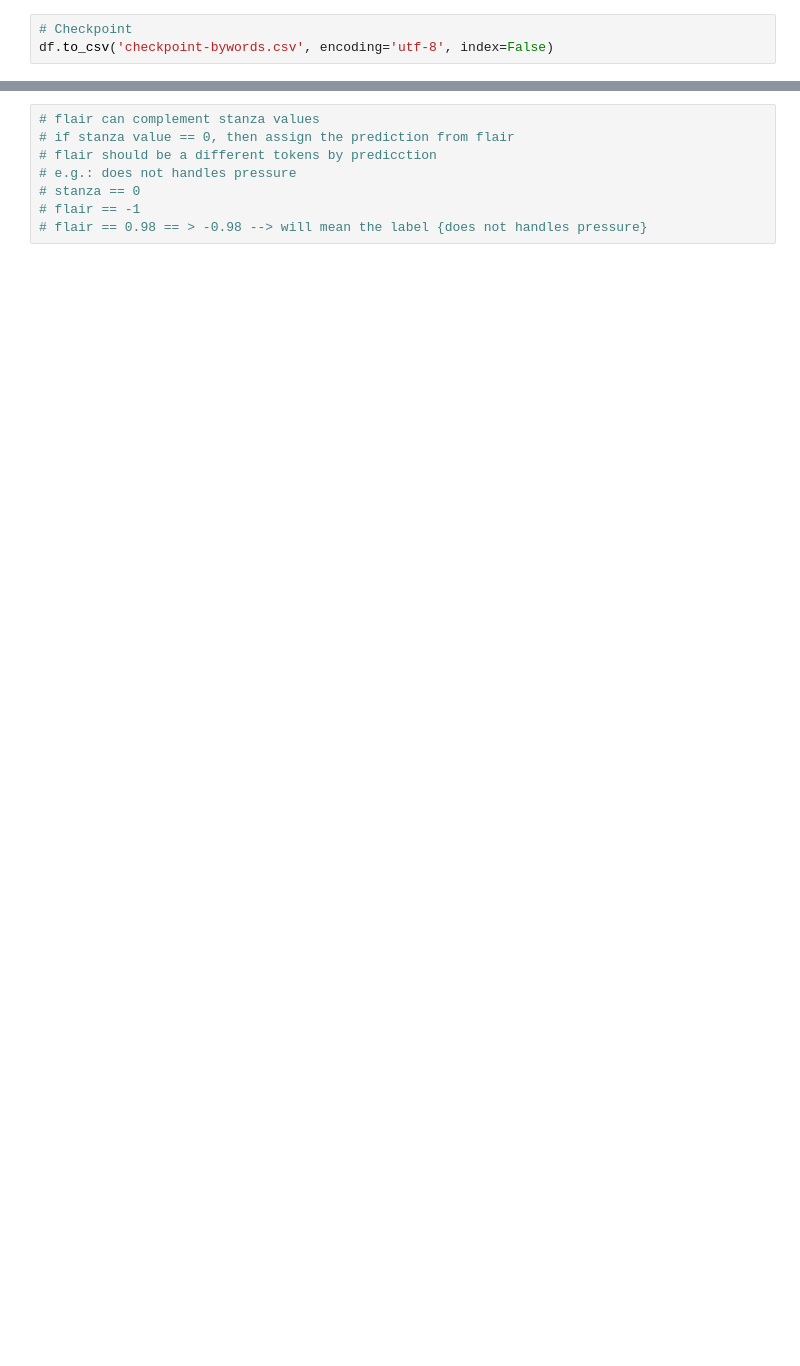
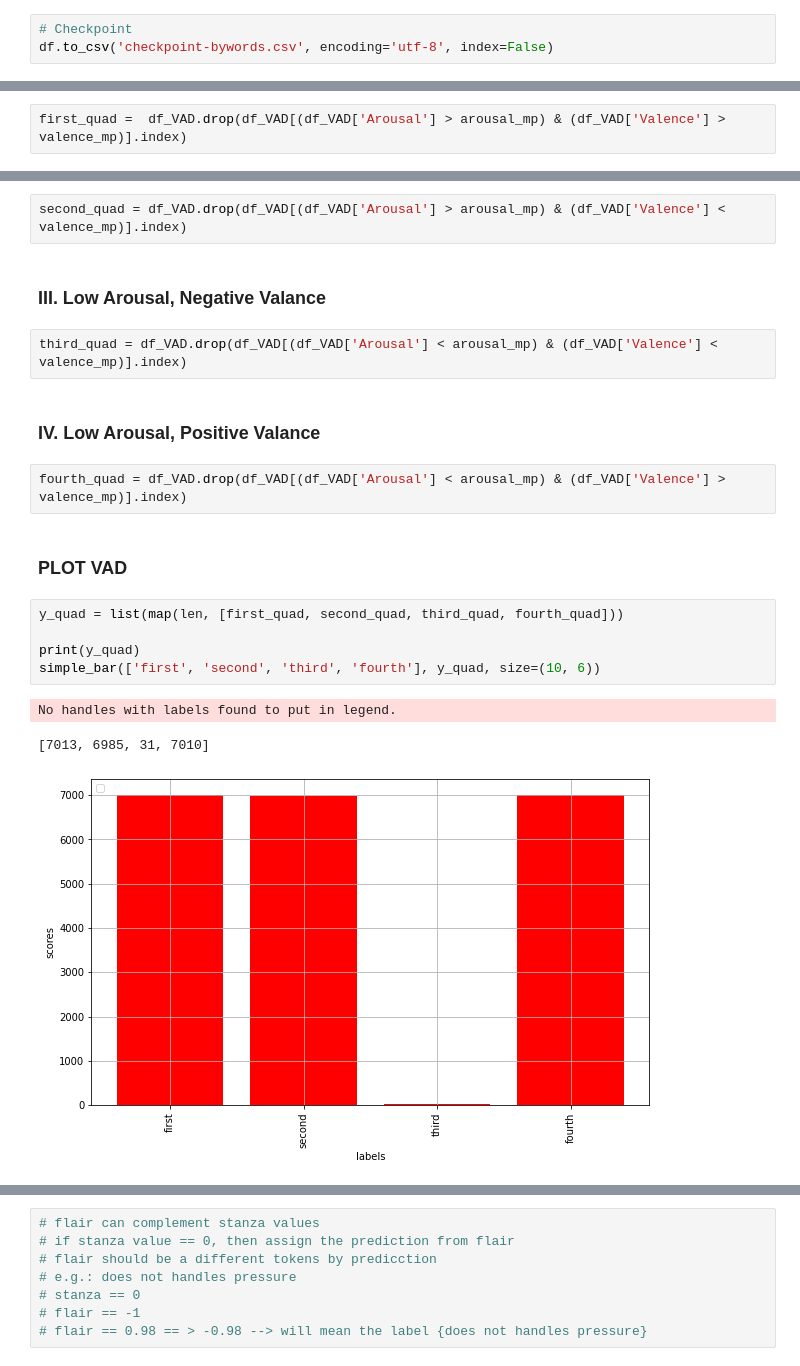
Before and after one commit to aascode/sentiment-analysis-2, a Jupyter notebook: processing/plotting_&_preprocessing_each_word_NLP.ipynb, the cells around one changed output, grey strips where cells are left out. Cells and saved outputs as stored; diff of their text form; blank space fills up the shorter version.

```diff
--- a/processing/plotting_&_preprocessing_each_word_NLP.ipynb
+++ b/processing/plotting_&_preprocessing_each_word_NLP.ipynb
@@ -692,0 +786,2 @@ df.to_csv('checkpoint-bywords.csv', encoding='utf-8', index=False)
+# %%
+first_quad =  df_VAD.drop(df_VAD[(df_VAD['Arousal'] > arousal_mp) & (df_VAD['Valence'] > valence_mp)].index)
@@ -692,0 +790,21 @@ df.to_csv('checkpoint-bywords.csv', encoding='utf-8', index=False)
+# %%
+second_quad = df_VAD.drop(df_VAD[(df_VAD['Arousal'] > arousal_mp) & (df_VAD['Valence'] < valence_mp)].index)
+# %% [markdown]
+### III. Low Arousal, Negative Valance
+# %%
+third_quad = df_VAD.drop(df_VAD[(df_VAD['Arousal'] < arousal_mp) & (df_VAD['Valence'] < valence_mp)].index)
+# %% [markdown]
+### IV. Low Arousal, Positive Valance
+# %%
+fourth_quad = df_VAD.drop(df_VAD[(df_VAD['Arousal'] < arousal_mp) & (df_VAD['Valence'] > valence_mp)].index)
+# %% [markdown]
+### PLOT VAD
+# %%
+y_quad = list(map(len, [first_quad, second_quad, third_quad, fourth_quad]))
+
+print(y_quad)
+simple_bar(['first', 'second', 'third', 'fourth'], y_quad, size=(10, 6))
+# %% [output]
+No handles with labels found to put in legend.
+[7013, 6985, 31, 7010]
+[figure, added]
```
Also changed, not shown: parts of 45 cells of this notebook.
